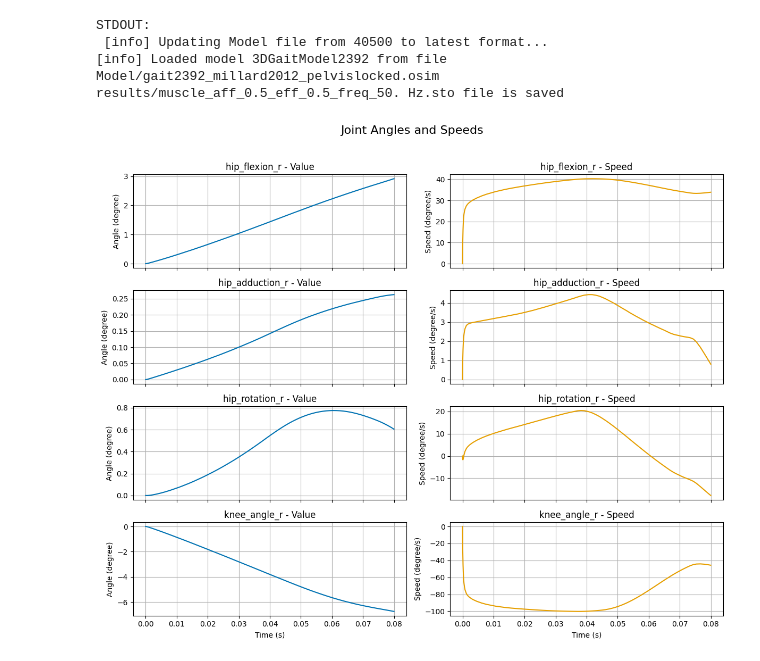
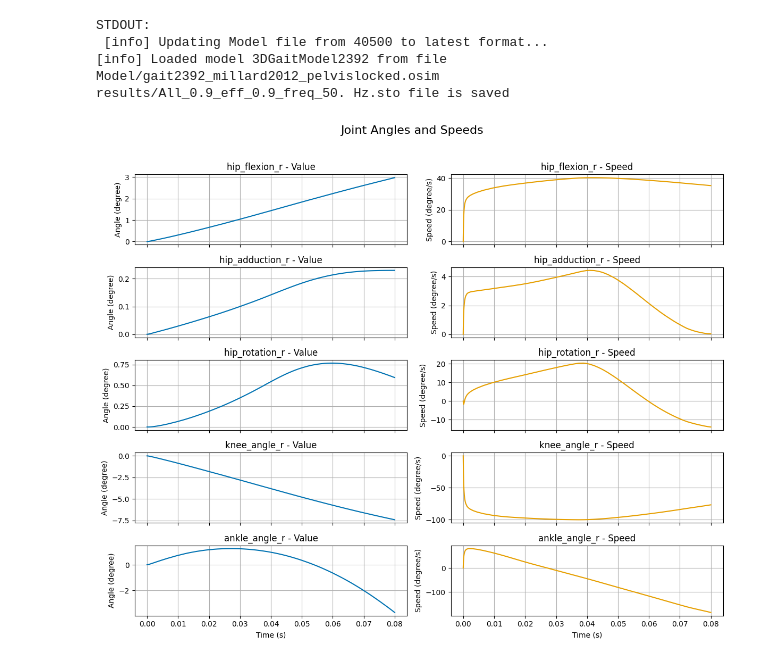
Before and after one commit to MathieuCharbonnier/Loop, a Jupyter notebook: Loop_two_muscle.ipynb, the cells around one changed output. Cells and saved outputs as stored; diff of their text form; code cells hidden in the pictures.

```diff
--- a/Loop_two_muscle.ipynb
+++ b/Loop_two_muscle.ipynb
@@ -41,8 +44,8 @@ dt = 0.1*ms
 neuron_population = {"Ia": 60, "II": 60,"inh":196, "exc": 196, "motor": 169}
 ees_params={
     'ees_freq':50*hertz,
-    'aff_recruited':0.5,
-    'eff_recruited':0.5}
+    'aff_recruited':0.9,
+    'eff_recruited':0.9}
 biophysical_params={
     'p':0.4,
     'w':10*uS,
@@ -60,7 +63,7 @@ if n_muscles !=2:
 
 stretch, velocity = np.zeros((n_muscles,int(t_reaction/dt))), np.zeros((n_muscles,int(t_reaction/dt)))
 initial_stretch=stretch
-initial_values_decoding_spikes={i: {'u0': [0.0, 0.0], 'c0': [0.0, 0.0], 'P0':[0.0], 'a0':[0.0]} for i in range(neuron_population["motor"])}
+initial_values_decoding_spikes=[{i: {'u0': [0.0, 0.0], 'c0': [0.0, 0.0], 'P0':[0.0], 'a0':[0.0]} for i in range(neuron_population["motor"])} for j in range(n_muscles)]
 
 
 data_muscle = [[] for _ in range(n_muscles)]
@@ -100,14 +103,14 @@ for j in range(n_loop):
 
         if len(muscle_spikes["MN"])>0:
 
-            e,u,c,P,activations, final_values=decode_spikes_to_activation([value/second for key, value in value["MN"].items()], dt/second, t_reaction/second, initial_values_decoding_spikes)
+            e,u,c,P,activations, final_values=decode_spikes_to_activation([value/second for key, value in value["MN"].items()], dt/second, t_reaction/second, initial_values_decoding_spikes[i])
             mean_activation[i] = np.mean(activations, axis=0)
             mean_e[i]= np.mean(e, axis=0)
             mean_u[i] = np.mean(u, axis=0)
             mean_c[i] = np.mean(c, axis=0)
             mean_P[i] = np.mean(P, axis=0)
 
-            initial_values_decoding_spikes = final_values
+            initial_values_decoding_spikes[i] = final_values
 
 
     # Create temporary files for both input and output
@@ -142,7 +145,7 @@ for j in range(n_loop):
             for k in range(n_muscles):
 
                 if j == 0:
-                    resting_length[k]=fiber_length[0]
+                    resting_length[k]=fiber_lengths[k,0]
 
                 stretch[k] = fiber_lengths[k] / resting_length[k] - 1
                 velocity[k] = np.gradient(stretch[k], np.arange(0, t_reaction/second, dt/second))
@@ -202,7 +205,7 @@ sto_header = [
 ]
 
 # Write the .sto file
-sto_path = os.path.join(results_folder, f'{muscle_names[0]}_{muscle_names[1]}_aff_{ees_params["aff_recruited"]}_eff_{ees_params["eff_recruited"]}_freq_{ees_params["ees_freq"]}.sto')
+sto_path = os.path.join(results_folder, f'Activations_{muscle_names[0]}_{muscle_names[1]}_aff_{ees_params["aff_recruited"]}_eff_{ees_params["eff_recruited"]}_freq_{ees_params["ees_freq"]}.sto')
 with open(sto_path, "w") as f:
     for line in sto_header:
         f.write(line + "\n")
@@ -249,6 +252,6 @@ plot_times_series(path_spikes, muscles_data, muscle_names, results_folder,**ees_
 # %%
 
-sto_name=f'muscle_aff_{ees_params["aff_recruited"]}_eff_{ees_params["eff_recruited"]}_freq_{ees_params["ees_freq"]}.sto'
+sto_name=f'All_{ees_params["aff_recruited"]}_eff_{ees_params["eff_recruited"]}_freq_{ees_params["ees_freq"]}.sto'
 sto_file= os.path.join(results_folder, sto_name)
 #Compute the sto file with the entire simulation for all the variables
 with tempfile.NamedTemporaryFile(suffix='.npy', delete=False) as input_tmp:
@@ -275,16 +278,17 @@ with tempfile.NamedTemporaryFile(suffix='.npy', delete=False) as input_tmp:
 STDOUT:
  [info] Updating Model file from 40500 to latest format...
 [info] Loaded model 3DGaitModel2392 from file Model/gait2392_millard2012_pelvislocked.osim
-results/muscle_aff_0.5_eff_0.5_freq_50. Hz.sto file is saved
+results/All_0.9_eff_0.9_freq_50. Hz.sto file is saved
 # %%
 from plot_time_series import plot_joint_angle_from_sto_file as pja
 # Define columns of interest
 columns_wanted = [
     "hip_flexion_r",
     "hip_adduction_r",
     "hip_rotation_r",
-    "knee_angle_r"
+    "knee_angle_r",
+    "ankle_angle_r"
 ]
 pja(sto_file, columns_wanted, results_folder, **ees_params)
 # %% [output]
-[figure, old version]
+[figure, new version]
```
Also changed, not shown: parts of 3 cells of this notebook.
